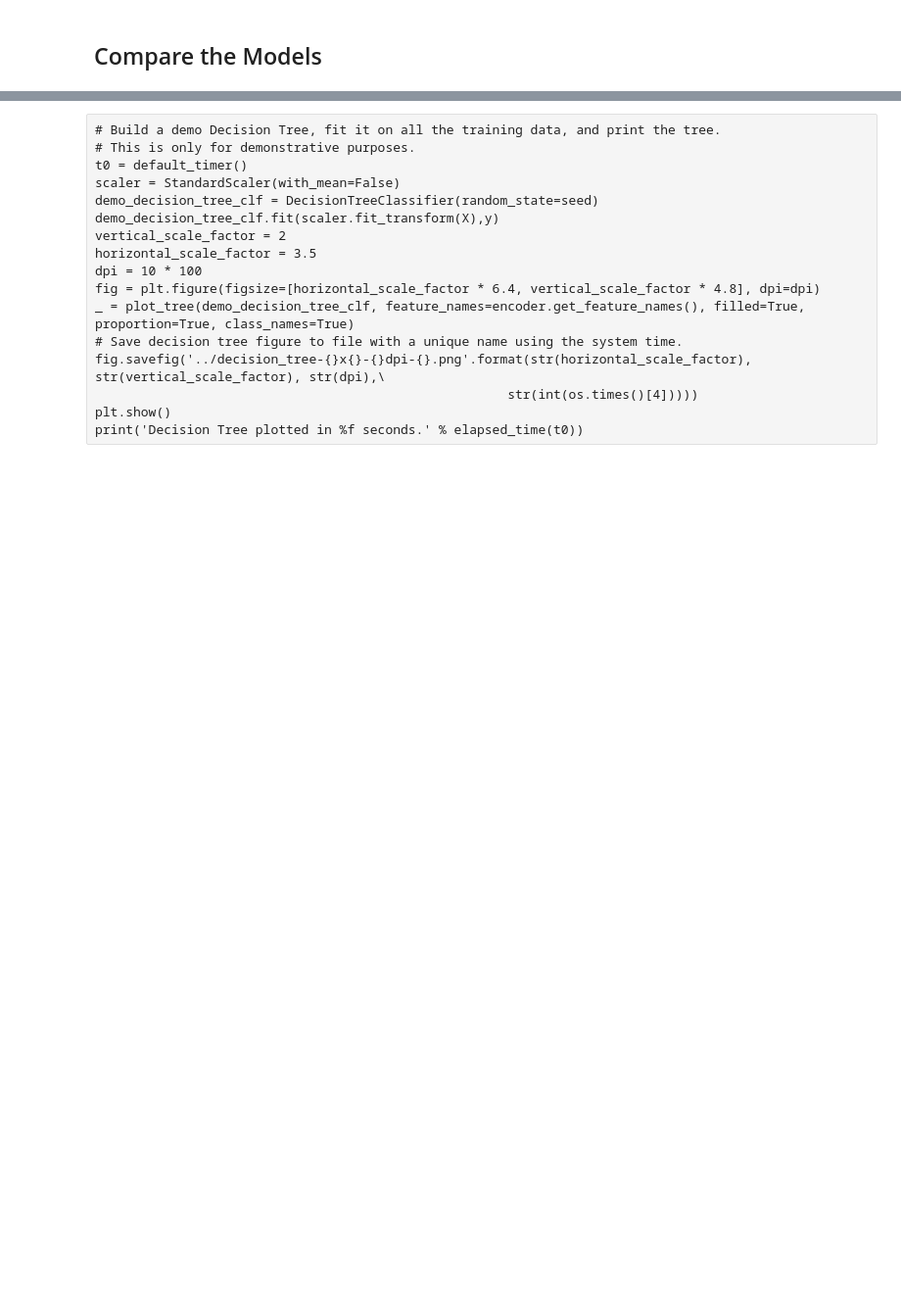
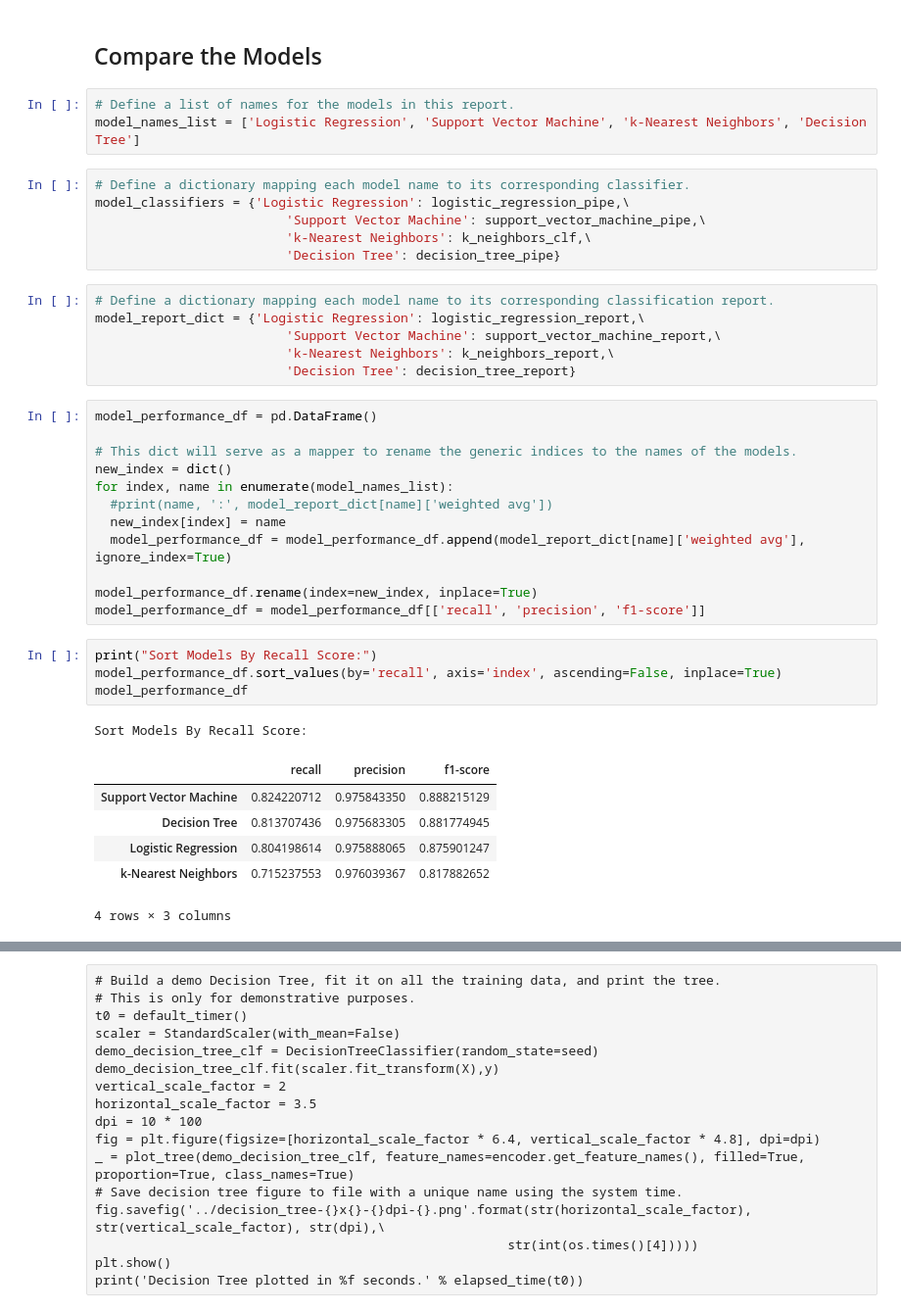
Before and after one commit to cbates79/Coursera_Capstone, a Jupyter notebook: Code for Predicting Motor Vehicle Accident Severity in Seattle, Washington.ipynb, the cells around one changed output, grey strips where cells are left out. Shown at 98% size. Drawn from its saved outputs; the diff is of its cells as text; blank space fills up the shorter version.

```diff
--- a/Code for Predicting Motor Vehicle Accident Severity in Seattle, Washington.ipynb
+++ b/Code for Predicting Motor Vehicle Accident Severity in Seattle, Washington.ipynb
@@ -1469,2 +1488,41 @@ Elapsed time is 3160.4245656529674 seconds.
 # %% [markdown]
 ## Compare the Models
+# %%
+# Define a list of names for the models in this report.
+model_names_list = ['Logistic Regression', 'Support Vector Machine', 'k-Nearest Neighbors', 'Decision Tree']
+# %%
+# Define a dictionary mapping each model name to its corresponding classifier.
+model_classifiers = {'Logistic Regression': logistic_regression_pipe,\
+                         'Support Vector Machine': support_vector_machine_pipe,\
+                         'k-Nearest Neighbors': k_neighbors_clf,\
+                         'Decision Tree': decision_tree_pipe}
+# %%
+# Define a dictionary mapping each model name to its corresponding classification report.
+model_report_dict = {'Logistic Regression': logistic_regression_report,\
+                         'Support Vector Machine': support_vector_machine_report,\
+                         'k-Nearest Neighbors': k_neighbors_report,\
+                         'Decision Tree': decision_tree_report}
+# %%
+model_performance_df = pd.DataFrame()
+
+# This dict will serve as a mapper to rename the generic indices to the names of the models.
+new_index = dict()
+for index, name in enumerate(model_names_list):
+  #print(name, ':', model_report_dict[name]['weighted avg'])
+  new_index[index] = name
+  model_performance_df = model_performance_df.append(model_report_dict[name]['weighted avg'], ignore_index=True)
+
+model_performance_df.rename(index=new_index, inplace=True)
+model_performance_df = model_performance_df[['recall', 'precision', 'f1-score']]
+# %%
+print("Sort Models By Recall Score:")
+model_performance_df.sort_values(by='recall', axis='index', ascending=False, inplace=True)
+model_performance_df
+# %% [output]
+Sort Models By Recall Score:
+|  | recall | precision | f1-score |
+| Support Vector Machine | 0.824220712 | 0.975843350 | 0.888215129 |
+| Decision Tree | 0.813707436 | 0.975683305 | 0.881774945 |
+| Logistic Regression | 0.804198614 | 0.975888065 | 0.875901247 |
+| k-Nearest Neighbors | 0.715237553 | 0.976039367 | 0.817882652 |
+4 rows × 3 columns
```
Also changed, not shown: parts of 54 cells of this notebook.
